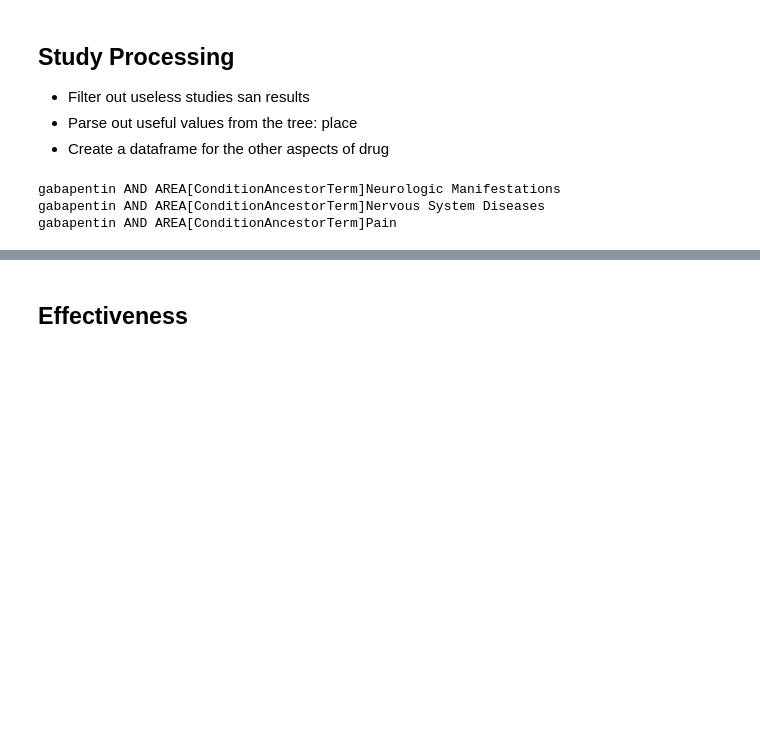
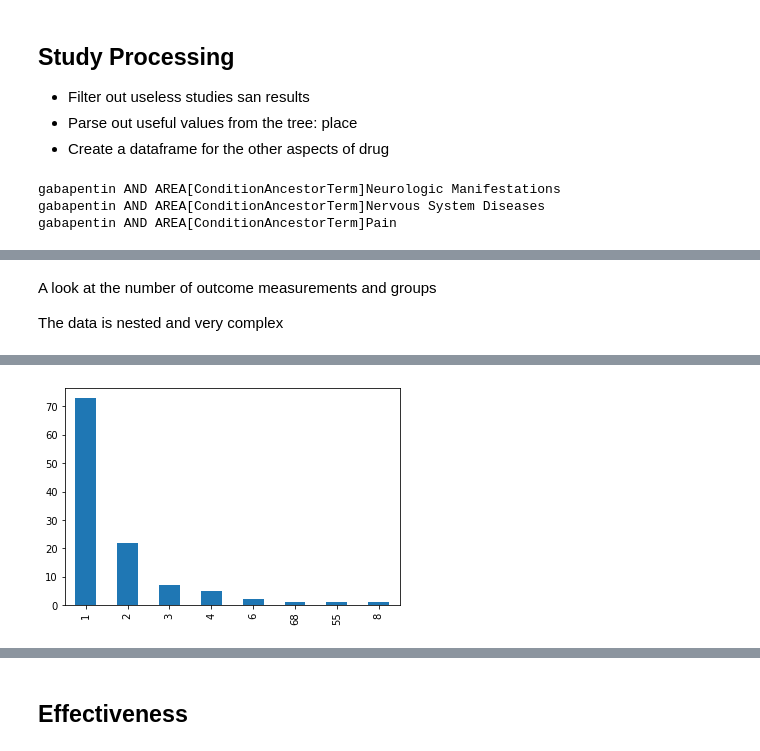
Before and after one commit to porterehunley/drugprocessing, a Jupyter notebook: ClincalTrialsPlayground.ipynb, the cells around one changed output, grey strips where cells are left out. Cells and saved outputs as stored; diff of their text form; code cells hidden in the pictures; blank space fills up the shorter version.

Commit message:
mesaure group processing

```diff
--- a/ClincalTrialsPlayground.ipynb
+++ b/ClincalTrialsPlayground.ipynb
@@ -181,0 +169,4 @@ hit exception point
+# %%
+# Get all studies relating to Gabapentin
+studies = get_all_studies(EXAMPLE_DRUG)
+len(studies)
@@ -181,0 +199,43 @@ hit exception point
+# %%
+# Get all the names used for groups
+def parse_outcome_modules(outcomes):
+    outcome_df = {'groups': [], 'outcome_measures': []}
+    for outcome in outcomes:
+        try:
+            outcome_df['outcome_measures'].append(outcome['OutcomeMeasureList']['OutcomeMeasure'])
+        except KeyError as e:
+            outcome_df['outcome_measures'].append('NA')
+
+        try:
+            outcome_df['groups'].append([x['OutcomeGroupList']['OutcomeGroup'] for x in outcome['OutcomeMeasureList']['OutcomeMeasure']])
+        except KeyError as e:
+            outcome_df['groups'].append('NA')
+
+    return outcome_df
+
+outcomes = pd.DataFrame.from_dict(parse_outcome_modules(outcome_modules))
+outcomes['name'] = pd.Series((study['Study']['ProtocolSection']['IdentificationModule']['OfficialTitle'] for study in studies))
+# %%
+outcomes['primary_measures'] = outcomes['outcome_measures'].apply(lambda x: [y for y in x if y['OutcomeMeasureType'] == 'Primary'])
+outcomes['secondary_measures'] = outcomes['outcome_measures'].apply(lambda x: [y for y in x if y['OutcomeMeasureType'] == 'Secondary'])
+# %%
+outcomes['primary_groups'] = outcomes['primary_measures'].apply(lambda x: [y['OutcomeGroupList']['OutcomeGroup'] for y in x])
+outcomes['secondary_groups'] = outcomes['secondary_measures'].apply(lambda x: [y['OutcomeGroupList']['OutcomeGroup'] for y in x])
+# %% [markdown]
+A look at the number of outcome measurements and groups
+
+The data is nested and very complex
+# %%
+
+# There are way more measures than when I first thought - we need to add a priamry/secondary outcome tab
+# and put them in a parsed format
+outcomes['no_primary'] = outcomes['primary_measures'].apply(len)
+outcomes['no_secondary'] = outcomes['secondary_measures'].apply(len)
+outcomes['no_other'] = outcomes['outcome_measures'].apply(lambda x: len([y for y in x if y['OutcomeMeasureType'] == 'Other Pre-specified']))
+outcomes['no_total'] = outcomes['outcome_measures'].apply(len)
+outcomes['no_groups'] = outcomes['groups'].apply(len)
+
+
+outcomes['no_primary'].value_counts(sort=True).plot.bar()
+outcomes.head()
+# %% [output]
@@ -181,0 +248 @@ hit exception point
+[figure, added]
```
Also changed, not shown: parts of 23 cells of this notebook.
